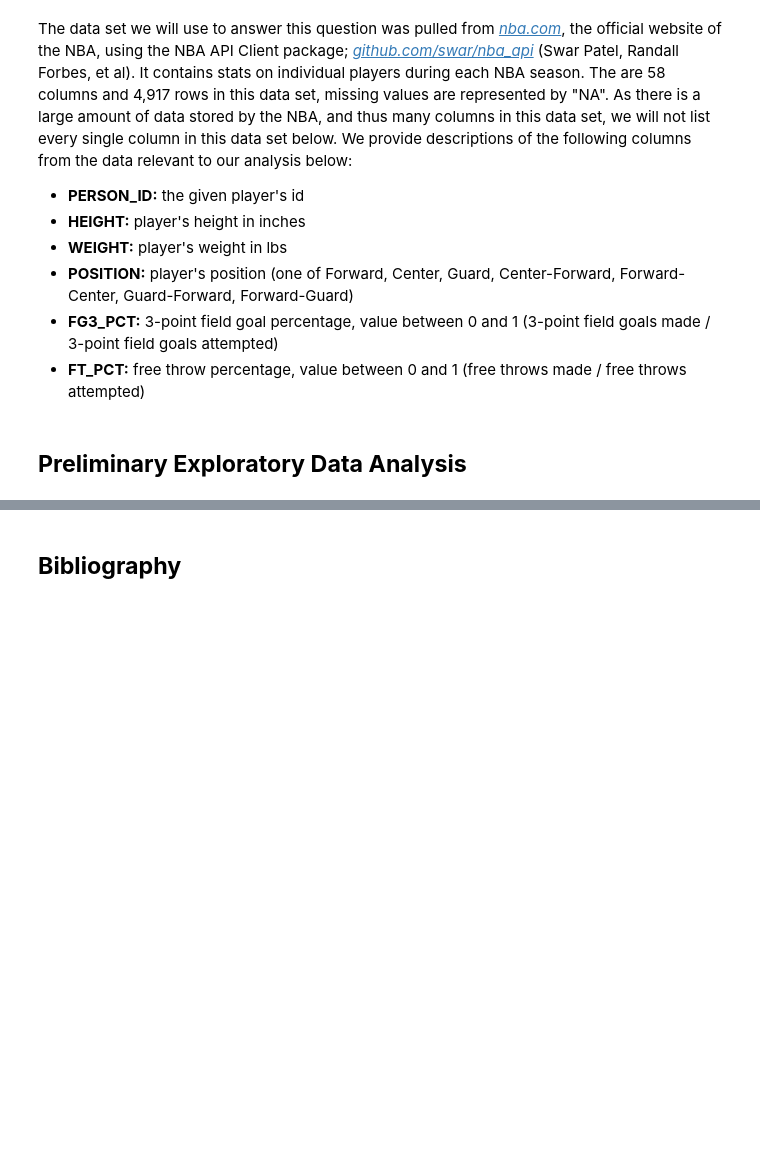
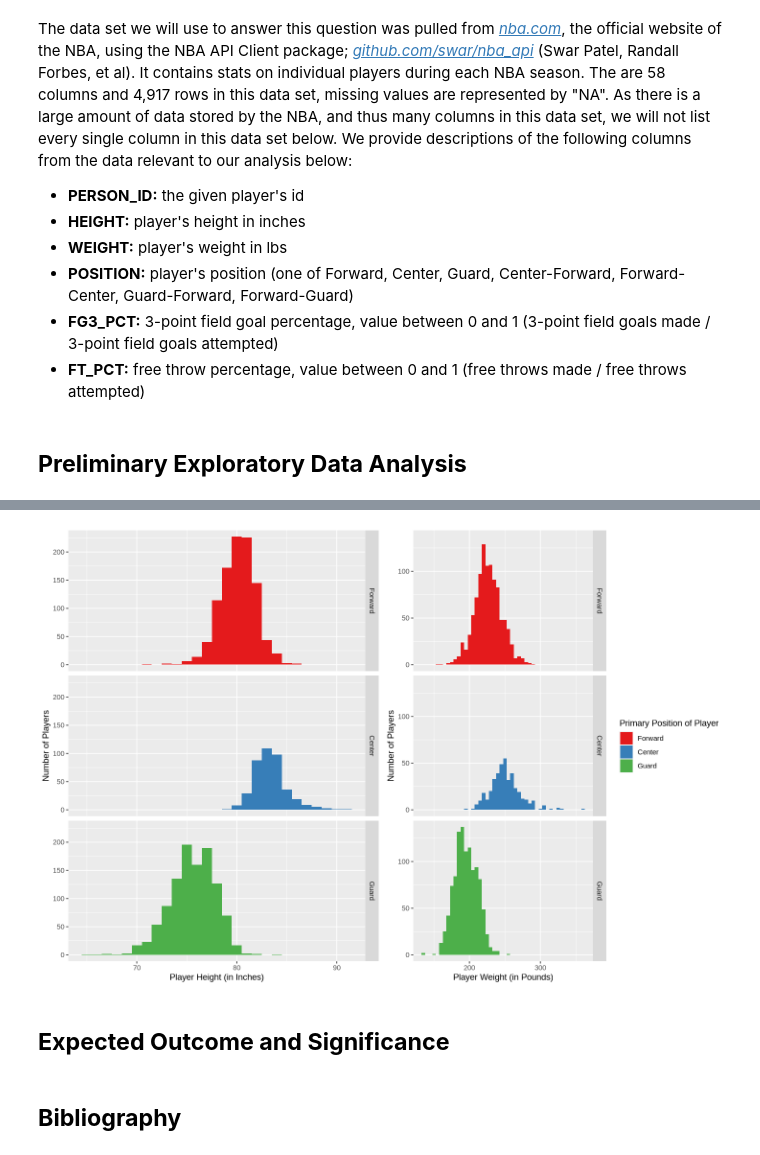
Before and after one commit to jakobsereda/nba-classifier, a Jupyter notebook: nba-classifier-proposal.ipynb, the cells around one changed output, grey strips where cells are left out. Saved outputs shown, nothing was run; the diff lists cells and outputs as text; code cells hidden in the pictures; blank space fills up the shorter version.

```diff
--- a/nba-classifier-proposal.ipynb
+++ b/nba-classifier-proposal.ipynb
@@ -91,3 +81,27 @@ A tibble: 6 × 20
+# %%
+options(repr.plot.width = 12, repr.plot.height = 8)
+
+# plotting the distributions of the predictors for each position (using training data)
+nba_plot_height <- nba_train |>
+    ggplot(aes(x = height, fill = position)) +
+        geom_histogram(binwidth = 1) +
+        facet_grid(rows = vars(position)) +
+        labs(x = "Player Height (in Inches)", y = "Number of Players") +
+        theme(legend.position = "none") +
+        scale_fill_brewer(palette = 'Set1')
+
+nba_plot_weight <- nba_train |>
+    ggplot(aes(x = weight, fill = position)) +
+        geom_histogram(binwidth = 5) +
+        facet_grid(rows = vars(position)) +
+        labs(x = "Player Weight (in Pounds)", y = "Number of Players", fill = "Primary Position of Player") +
+        scale_fill_brewer(palette = 'Set1')
+
+grid.arrange(nba_plot_height, nba_plot_weight, ncol = 2)
+# %% [output]
+[figure, added]
+# %% [markdown]
+## **Expected Outcome and Significance**
 # %% [markdown]
 ## **Bibliography**
 # %% [markdown]
```
Also changed, not shown: parts of 4 cells of this notebook.
